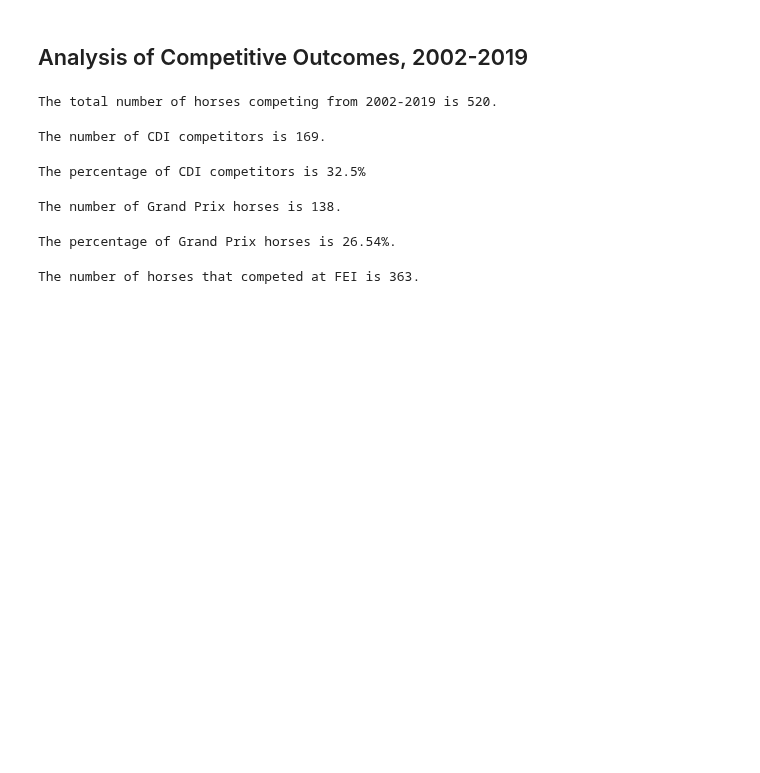
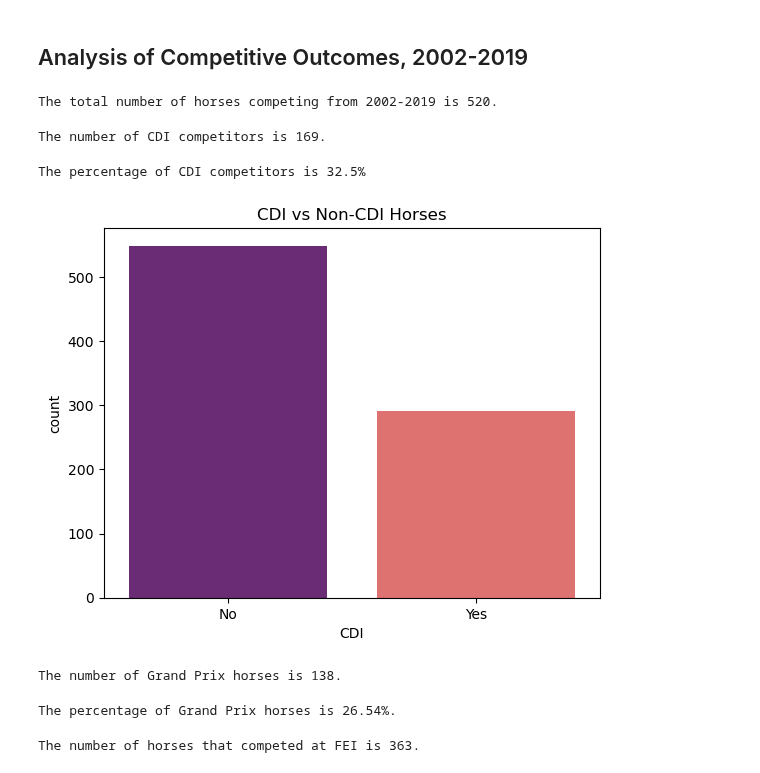
Before and after one commit to siobyrne/young-dressage-horse-program-analysis, a Jupyter notebook: younghorse.ipynb, the cells around one changed output. Drawn from its saved outputs; the diff is of its cells as text; code cells hidden in the pictures; blank space fills up the shorter version.

```diff
--- a/younghorse.ipynb
+++ b/younghorse.ipynb
@@ -123,6 +123,18 @@ cdi_percentage = round(cdi_percentage, 2)
 print(f"The percentage of CDI competitors is {cdi_percentage}%")
 # %% [output]
 The percentage of CDI competitors is 32.5%
+# %%
+sns.countplot(
+   x = 'CDI',
+   data = horse_df,
+   palette = 'magma',
+   order = horse_df["CDI"].value_counts().index
+)
+
+plt.title("CDI vs Non-CDI Horses")
+plt.show()
+# %% [output]
+[figure, added]
 # %%
 # get the number of horses that competed to Grand Prix from 2002-2019,
 # that competed in the 4/5/6/ year old divisions during those years
```
Also changed, not shown: parts of 4 cells of this notebook.
